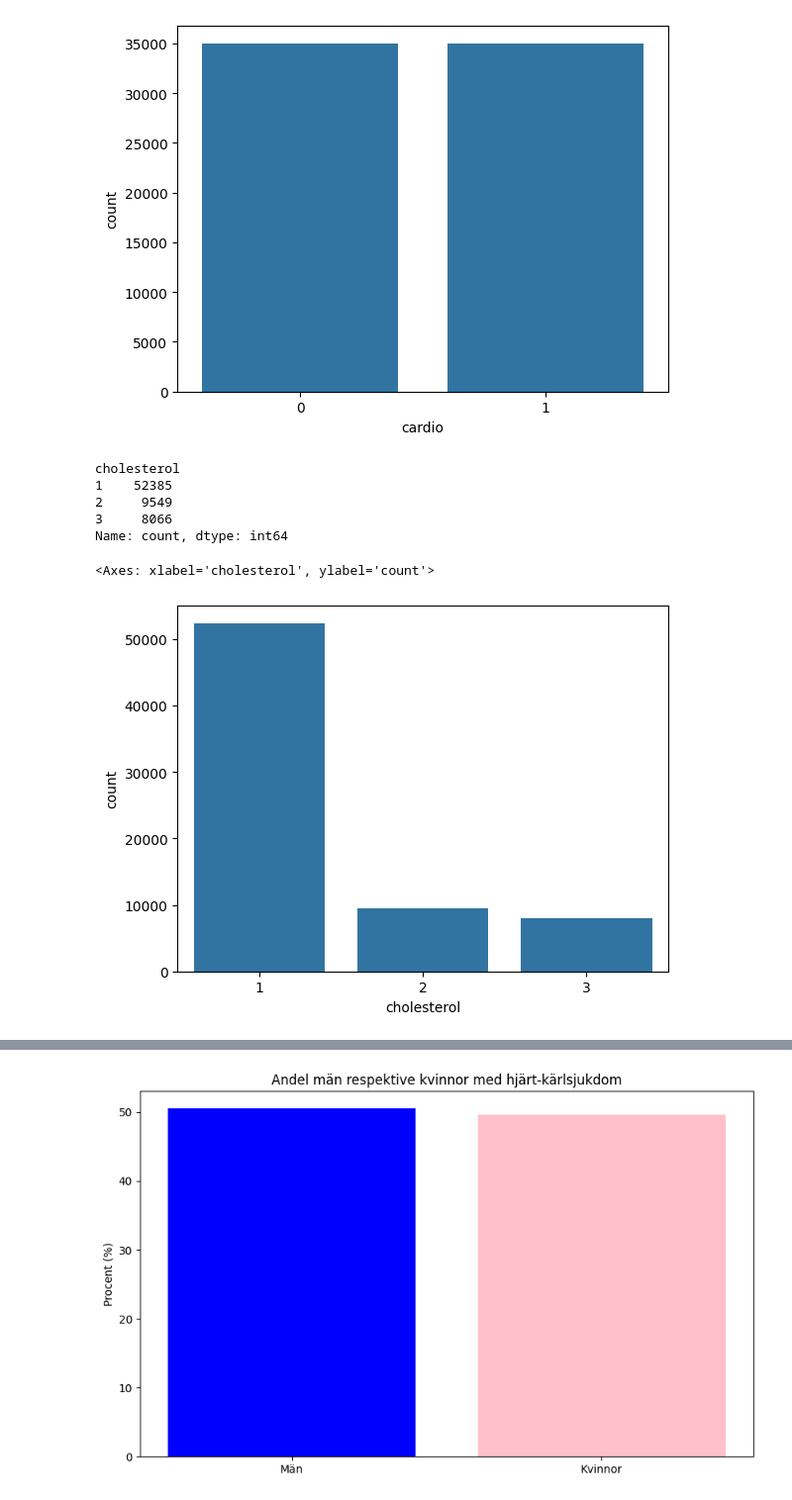
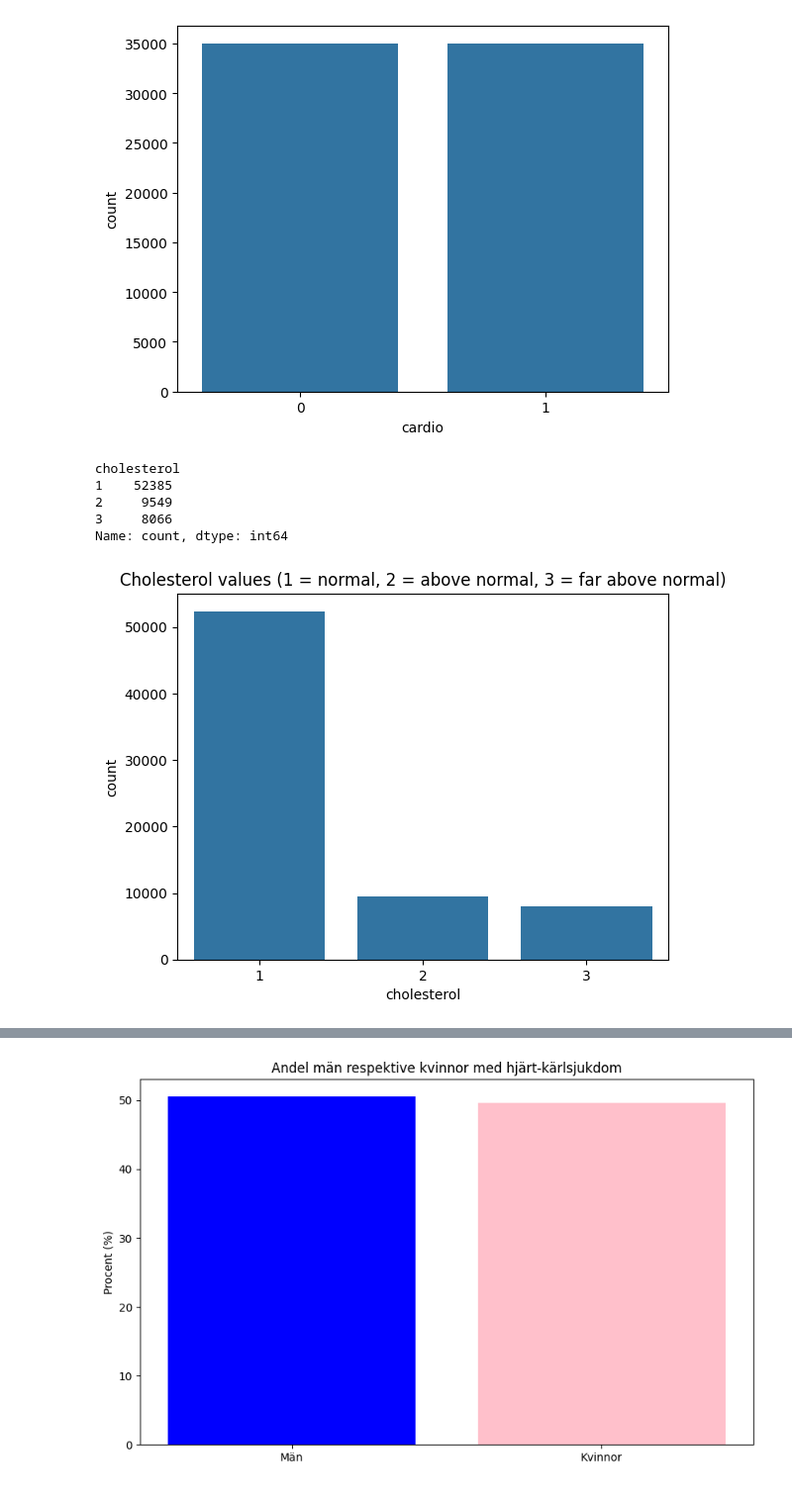
Before and after one commit to SFredin1/Machine-learning-AI23, a Jupyter notebook: Lab/Lab.ipynb, the cells around one changed output, grey strips where cells are left out. Shown at 99% size. Cells and saved outputs as stored; diff of their text form; code cells hidden in the pictures.

```diff
--- a/Lab/Lab.ipynb
+++ b/Lab/Lab.ipynb
@@ -81,17 +77,18 @@ sns.countplot(x="cardio", data=cardio)
 # %%
 # 1.1 b) Kolestrolvärden
 # 1 = normal, 2 = över normal, 3 = långt över normal
 print(cardio["cholesterol"].value_counts())
 
 # plot kolesterolvärden
 sns.countplot(x="cholesterol", data=cardio)
+plt.title("Cholesterol values (1 = normal, 2 = above normal, 3 = far above normal)")
+plt.show()
 # %% [output]
 cholesterol
 1    52385
 2     9549
 3     8066
 Name: count, dtype: int64
-<Axes: xlabel='cholesterol', ylabel='count'>
-[figure, old version]
+[figure, new version]
 # %%
 # 1.1 c) Åldersfördelning
```
Also changed, not shown: parts of 29 cells of this notebook, 4 other files.
